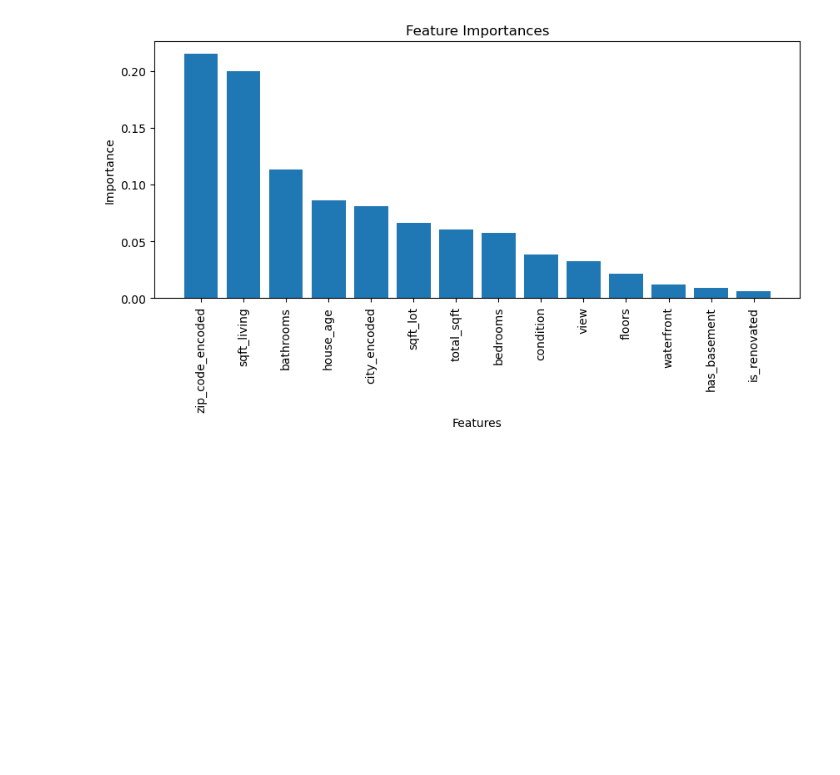
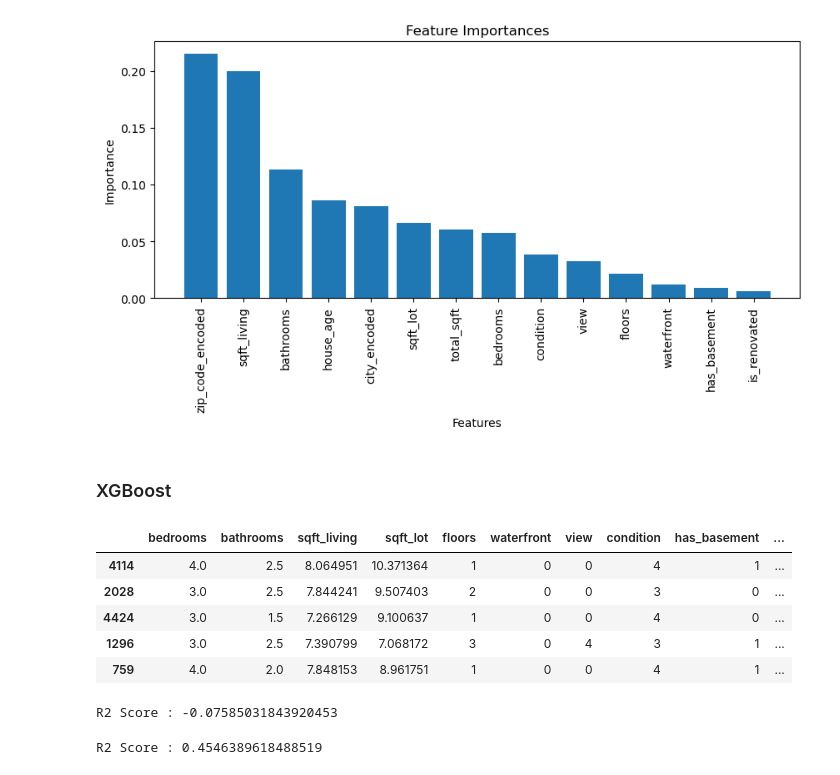
Before and after one commit to jeffreyjoy271114/House_Price_Detection, a Jupyter notebook: House_Price_Prediction.ipynb, the cells around one changed output. Saved outputs shown, nothing was run; the diff lists cells and outputs as text; code cells hidden in the pictures; blank space fills up the shorter version.

```diff
--- a/House_Price_Prediction.ipynb
+++ b/House_Price_Prediction.ipynb
@@ -1037,3 +1037,28 @@ plt.ylabel("Importance")
 plt.show()
 # %% [output]
 [figure]
+# %% [markdown]
+### XGBoost
+# %%
+features = [
+        'bedrooms',
+        'bathrooms',
+        'sqft_living',
+        'sqft_lot',
+        'floors',
+        'waterfront',
+        'view',
+        'condition',
+        'has_basement',
+        'house_age',
+        'is_renovated',
+        'zip_code_encoded',
+        'city_encoded',
+        'total_sqft',
+]
+
+X = df[features]
+y = df['price']
+# %%
+# Train test split
+X_train, X_test, y_train, y_test = train_test_split(X, y, test_size = 0.2, random_state = 45)
@@ -1040 +1071,13 @@ plt.show()
+# %%
+X_train['floors'] = X_train['floors'].astype(int)
+X_test['floors'] = X_test['floors'].astype(int)
+# %%
+X_train.head()
+# %% [output]
+|  | bedrooms | bathrooms | sqft_living | sqft_lot | floors | waterfront | view | condition | has_basement | ... |
+| 4114 | 4.0 | 2.5 | 8.064951 | 10.371364 | 1 | 0 | 0 | 4 | 1 | ... |
+| 2028 | 3.0 | 2.5 | 7.844241 | 9.507403 | 2 | 0 | 0 | 3 | 0 | ... |
+| 4424 | 3.0 | 1.5 | 7.266129 | 9.100637 | 1 | 0 | 0 | 4 | 0 | ... |
+| 1296 | 3.0 | 2.5 | 7.390799 | 7.068172 | 3 | 0 | 4 | 3 | 1 | ... |
+| 759 | 4.0 | 2.0 | 7.848153 | 8.961751 | 1 | 0 | 0 | 4 | 1 | ... |
 # %%
@@ -1052,0 +1094,12 @@ plt.show()
+# %%
+print(f'R2 Score : {r2_score(y_test, y_pred)}')
+# %% [output]
+R2 Score : -0.07585031843920453
+# %%
+# Converting back to original Scale
+y_test_exp = np.expm1(y_test)
+y_pred_exp = np.expm1(y_pred)
+
+print(f'R2 Score : {r2_score(y_test_exp, y_pred_exp)}')
+# %% [output]
+R2 Score : 0.4546389618488519
```
Also changed, not shown: parts of 2 cells of this notebook.
